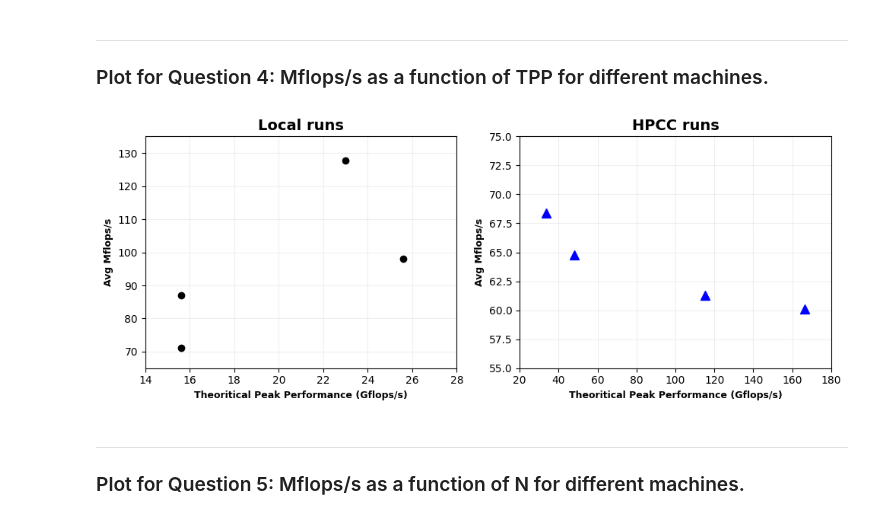
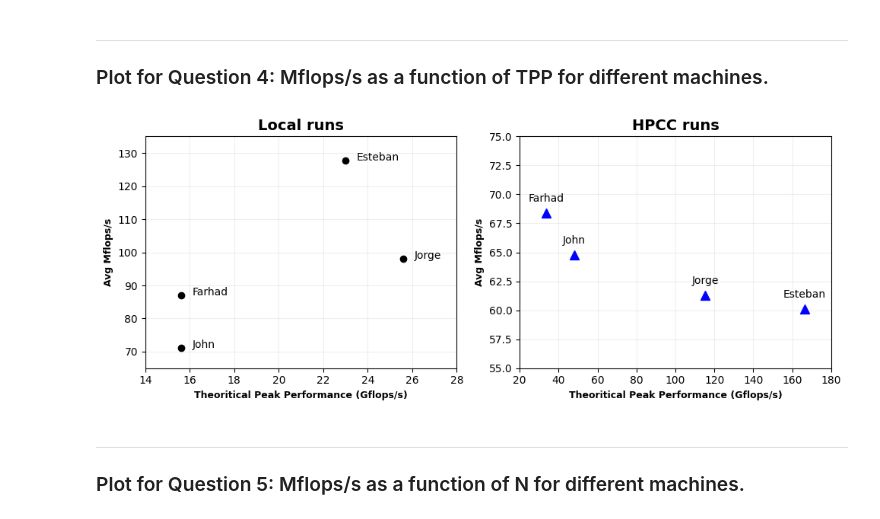
Before and after one commit to cmse822/project-1-team-2, a Jupyter notebook: analysis/analysis.ipynb, the cells around one changed output. Cells and saved outputs as stored; diff of their text form; code cells hidden in the pictures.

Commit message:
Update Plot 1 with names

```diff
--- a/analysis/analysis.ipynb
+++ b/analysis/analysis.ipynb
@@ -75,36 +75,43 @@ ___
 # %%
 # First extracting the results.
 Local_TPP, Local_Mflops, HPCC_TPP, HPCC_Mflops = [], [], [], []
+Label_Local, Label_HPCC = [], []
 for i in range(len(Labels)):
     if 'local' in Labels[i]:
         Local_TPP.append(TPP_1flop[i])
         Local_Mflops.append(Data.loc[5, f'Mflops/s_{Labels[i]}'])
+        Label_Local.append(Labels[i].split('_')[0])
     else:
         HPCC_TPP.append(TPP_1flop[i])
         HPCC_Mflops.append(Data.loc[5, f'Mflops/s_{Labels[i]}'])
+        Label_HPCC.append(Labels[i].split('_')[0])
 # %%
 # Plotting the results.
 fig, ax = plt.subplots(1, 2, figsize=(10, 4))
 ax[0].plot(Local_TPP, Local_Mflops, color='k', linestyle='', marker='o', ms=6, label='Local runs')
+for i in range(4):
+    ax[0].text(Local_TPP[i] + 0.5, Local_Mflops[i], Label_Local[i])
 ax[0].grid(alpha=0.2)
 ax[0].set_xlabel('Theoritical Peak Performance (Gflops/s)', fontsize=9, fontweight='bold', color='k')
 ax[0].set_ylabel('Avg Mflops/s', fontsize=9, fontweight='bold', color='k')
 ax[0].set_title('Local runs', fontsize=14, fontweight='heavy', color='k')
 ax[0].set_xlim([14, 28])
 ax[0].set_ylim([65, 135])
 
 ax[1].plot(HPCC_TPP, HPCC_Mflops, color='b', linestyle='', marker='^', ms=8, label='HPCC runs')
 ax[1].grid(alpha=0.2)
+for i in range(4):
+    ax[1].text(HPCC_TPP[i], HPCC_Mflops[i] + 1, Label_HPCC[i], horizontalalignment='center')
 ax[1].set_xlabel('Theoritical Peak Performance (Gflops/s)', fontsize=9, fontweight='bold', color='k')
 ax[1].set_ylabel('Avg Mflops/s', fontsize=9, fontweight='bold', color='k')
 ax[1].set_title('HPCC runs', fontsize=14, fontweight='heavy', color='k')
 ax[1].set_xlim([20, 180])
 ax[1].set_ylim([55, 75])
 
 plt.tight_layout()
 fig.savefig('Part1_Q4_Mflops_vs_TPP.png', format='png', dpi=600)
 # %% [output]
-[figure, old version]
+[figure, new version]
 # %% [markdown]
 ___
 ### Plot for Question 5: Mflops/s as a function of N for different machines.
```
Also changed, not shown: 1 other file.
